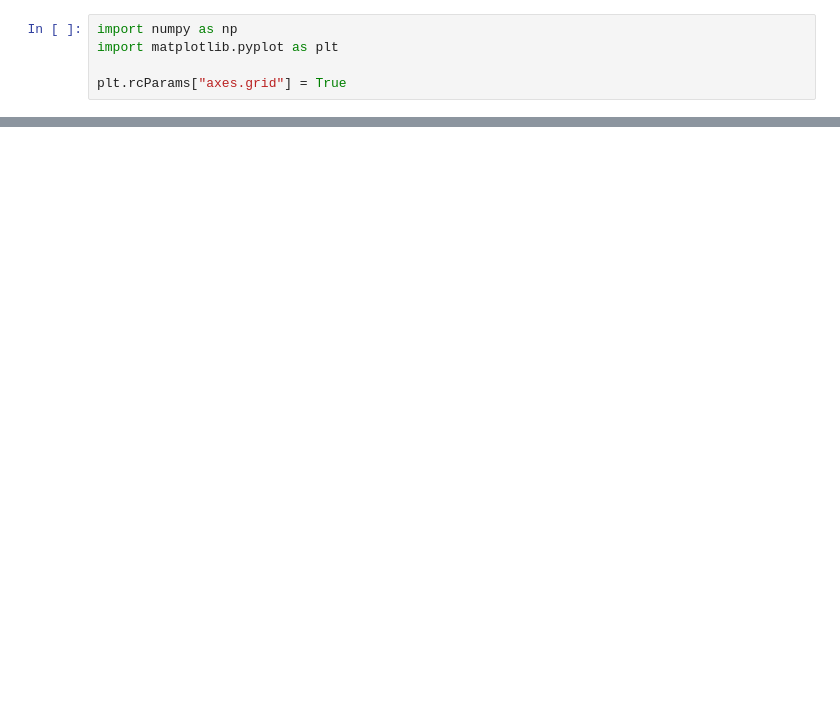
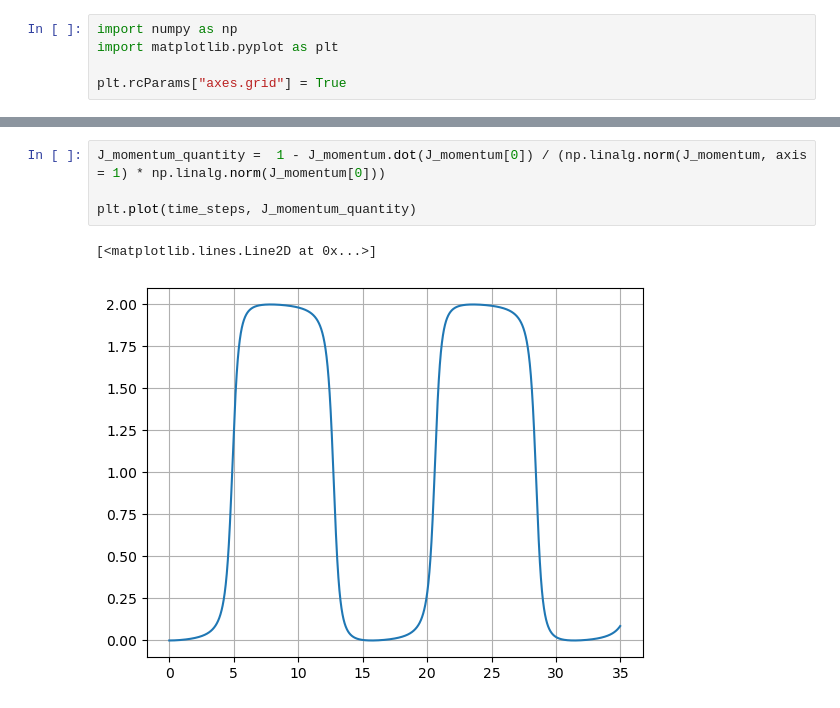
Before and after one commit to Shellf1sh/MolecularSimulation, a Jupyter notebook: problemSet2/PS2_plotting.ipynb, the cells around one changed output, grey strips where cells are left out. Saved outputs shown, nothing was run; the diff lists cells and outputs as text; blank space fills up the shorter version.

```diff
--- a/problemSet2/PS2_plotting.ipynb
+++ b/problemSet2/PS2_plotting.ipynb
@@ -25,0 +29,7 @@ plt.plot(energy/energy[0])
+# %%
+J_momentum_quantity =  1 - J_momentum.dot(J_momentum[0]) / (np.linalg.norm(J_momentum, axis = 1) * np.linalg.norm(J_momentum[0]))
+
+plt.plot(time_steps, J_momentum_quantity)
+# %% [output]
+[<matplotlib.lines.Line2D at 0x...>]
+[figure, added]
```
Also changed, not shown: parts of 5 cells of this notebook, 1 other file.
